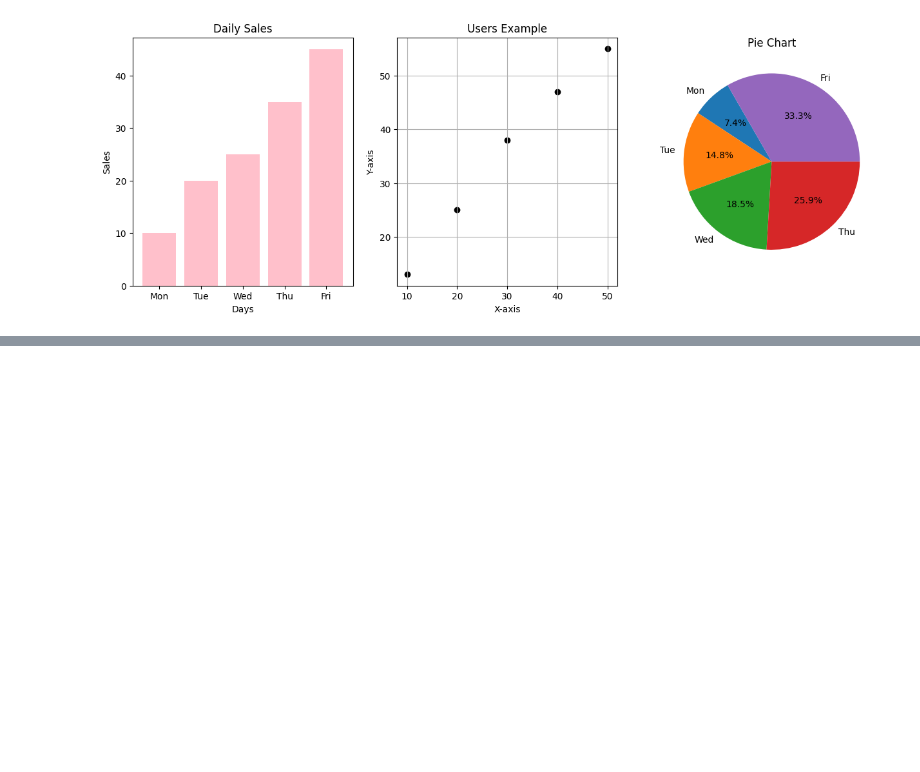
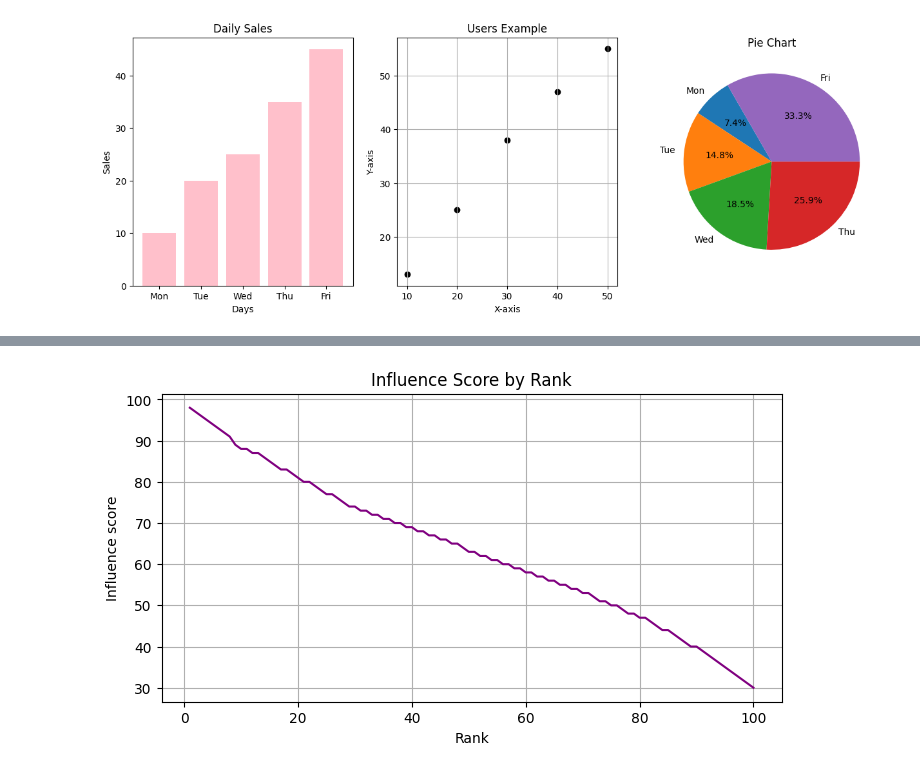
Before and after one commit to AnshuAnshu01/Data_Analytics_Python, a Jupyter notebook: matplotlib.ipynb, the cells around one changed output, grey strips where cells are left out. Saved outputs shown, nothing was run; the diff lists cells and outputs as text; code cells hidden in the pictures; blank space fills up the shorter version.

```diff
--- a/matplotlib.ipynb
+++ b/matplotlib.ipynb
@@ -131,0 +145,10 @@ plt.show()
+# %%
+#Line plot of influence score against rank.
+plt.figure(figsize=(8, 4))
+plt.plot(df["rank"], df["influence_score"], color="purple")
+plt.title("Influence Score by Rank")
+plt.xlabel("Rank"); plt.ylabel("Influence score")
+plt.grid()
+plt.show()
+# %% [output]
+[figure, added]
```
Also changed, not shown: parts of 8 cells of this notebook.
